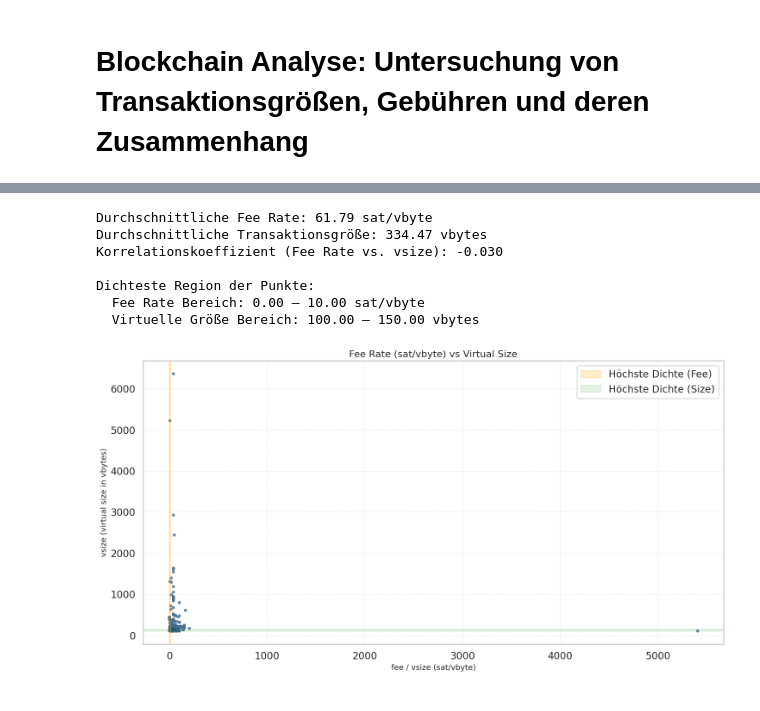
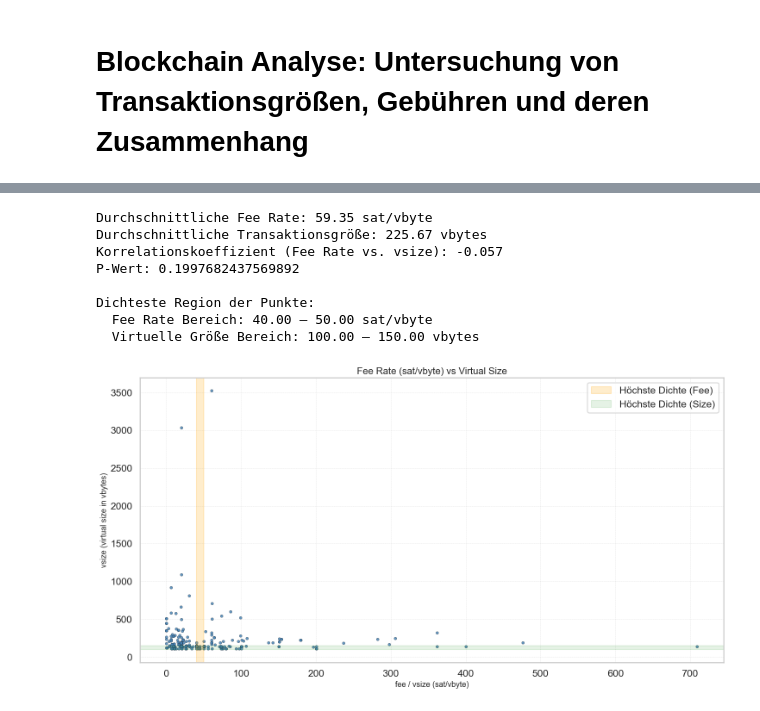
Before and after one commit to moyu1011-hka/hausarbeit-info2, a Jupyter notebook: Frage_II_Blockchain_Analyse.ipynb, the cells around one changed output, grey strips where cells are left out. Saved outputs shown, nothing was run; the diff lists cells and outputs as text; code cells hidden in the pictures.

```diff
--- a/Frage_II_Blockchain_Analyse.ipynb
+++ b/Frage_II_Blockchain_Analyse.ipynb
@@ -83,17 +65,17 @@ def get_transactions(block_hash):
     transactions = response.json()
     return transactions
 # %%
-# Für jede Transaktion berechnen wir zwei Dinge:
-# - Die virtuelle Größe (vsize), also wie viel "Platz" die Transaktion im Block einnimmt.
-# - Die Gebühr pro virtuellem Byte (Fee Rate), also wie viele Satoshis pro vByte gezahlt wurden.
-#
-# Satoshi ist die kleinste Einheit von Bitcoin – 1 Satoshi = 0.00000001 BTC.
-#
-# Danach berechnen wir den Durchschnitt und schauen, ob es einen Zusammenhang (Korrelation) zwischen der Größe der Transaktion und der Gebühr gibt.
-# Eine Korrelation zeigt, ob größere Transaktionen typischerweise höhere oder niedrigere Gebühren haben.
-#
-# Zum Schluss suchen wir den Bereich, in dem sich die meisten Transaktionen befinden, und zeichnen ein Diagramm,
-# das zeigt, wie Größe und Gebühr zusammenhängen und wo sich die größte Dichte befindet.
+"""Für jede Transaktion berechnen wir zwei Dinge:
+- Die virtuelle Größe (vsize), also wie viel "Platz" die Transaktion im Block einnimmt.
+- Die Gebühr pro virtuellem Byte (Fee Rate), also wie viele Satoshis pro vByte gezahlt wurden.
+
+Satoshi ist die kleinste Einheit von Bitcoin – 1 Satoshi = 0.00000001 BTC.
+
+Danach berechnen wir den Durchschnitt und schauen, ob es einen Zusammenhang (Korrelation) zwischen der Größe der Transaktion und der Gebühr gibt.
+Eine Korrelation zeigt, ob größere Transaktionen typischerweise höhere oder niedrigere Gebühren haben.
+
+Zum Schluss suchen wir den Bereich, in dem sich die meisten Transaktionen befinden, und zeichnen ein Diagramm,
+das zeigt, wie Größe und Gebühr zusammenhängen und wo sich die größte Dichte befindet."""
 
 def analyze_blocks(how_many):
     blocks = get_blocks_n(how_many)
@@ -125,6 +107,7 @@ def analyze_blocks(how_many):
     print(f"\nDurchschnittliche Fee Rate: {avg_fee_rate:.2f} sat/vbyte")
     print(f"Durchschnittliche Transaktionsgröße: {avg_vsize:.2f} vbytes")
     print(f"Korrelationskoeffizient (Fee Rate vs. vsize): {corr_coef:.3f}")
+    print(f"P-Wert: {p_value}")
 
     x_bins = np.arange(0, max(x_vals) + 10, 10)
     y_bins = np.arange(0, max(y_vals) + 50, 50)
@@ -134,35 +117,36 @@ def analyze_blocks(how_many):
 
     densest_x_range = (xedges[max_density_idx[0]], xedges[max_density_idx[0] + 1])
     densest_y_range = (yedges[max_density_idx[1]], yedges[max_density_idx[1] + 1])
 
     print(f"\nDichteste Region der Punkte:")
     print(f"  Fee Rate Bereich: {densest_x_range[0]:.2f} – {densest_x_range[1]:.2f} sat/vbyte")
     print(f"  Virtuelle Größe Bereich: {densest_y_range[0]:.2f} – {densest_y_range[1]:.2f} vbytes")
 
     sns.set(style="whitegrid", context="talk")
     plt.figure(figsize=(15, 8))
 
     plt.scatter(x_vals, y_vals, alpha=0.6, s=20, color="steelblue", edgecolors='k', linewidth=0.3)
 
     plt.title("Fee Rate (sat/vbyte) vs Virtual Size", fontsize=16)
     plt.xlabel("fee / vsize (sat/vbyte)", fontsize=13)
     plt.ylabel("vsize (virtual size in vbytes)", fontsize=13)
     plt.grid(True, linestyle='--', linewidth=0.5, alpha=0.6)
 
     plt.axvspan(densest_x_range[0], densest_x_range[1], color='orange', alpha=0.2, label='Höchste Dichte (Fee)')
     plt.axhspan(densest_y_range[0], densest_y_range[1], color='green', alpha=0.1, label='Höchste Dichte (Size)')
     plt.legend()
 
     plt.tight_layout()
     plt.show()
 
 analyze_blocks(how_many)
 # %% [output]
-Durchschnittliche Fee Rate: 61.79 sat/vbyte
-Durchschnittliche Transaktionsgröße: 334.47 vbytes
-Korrelationskoeffizient (Fee Rate vs. vsize): -0.030
+Durchschnittliche Fee Rate: 59.35 sat/vbyte
+Durchschnittliche Transaktionsgröße: 225.67 vbytes
+Korrelationskoeffizient (Fee Rate vs. vsize): -0.057
+P-Wert: 0.1997682437569892
 
 Dichteste Region der Punkte:
-  Fee Rate Bereich: 0.00 – 10.00 sat/vbyte
+  Fee Rate Bereich: 40.00 – 50.00 sat/vbyte
   Virtuelle Größe Bereich: 100.00 – 150.00 vbytes
-[figure, old version]
+[figure, new version]
```
Also changed, not shown: parts of 4 cells of this notebook, 7 other files.
